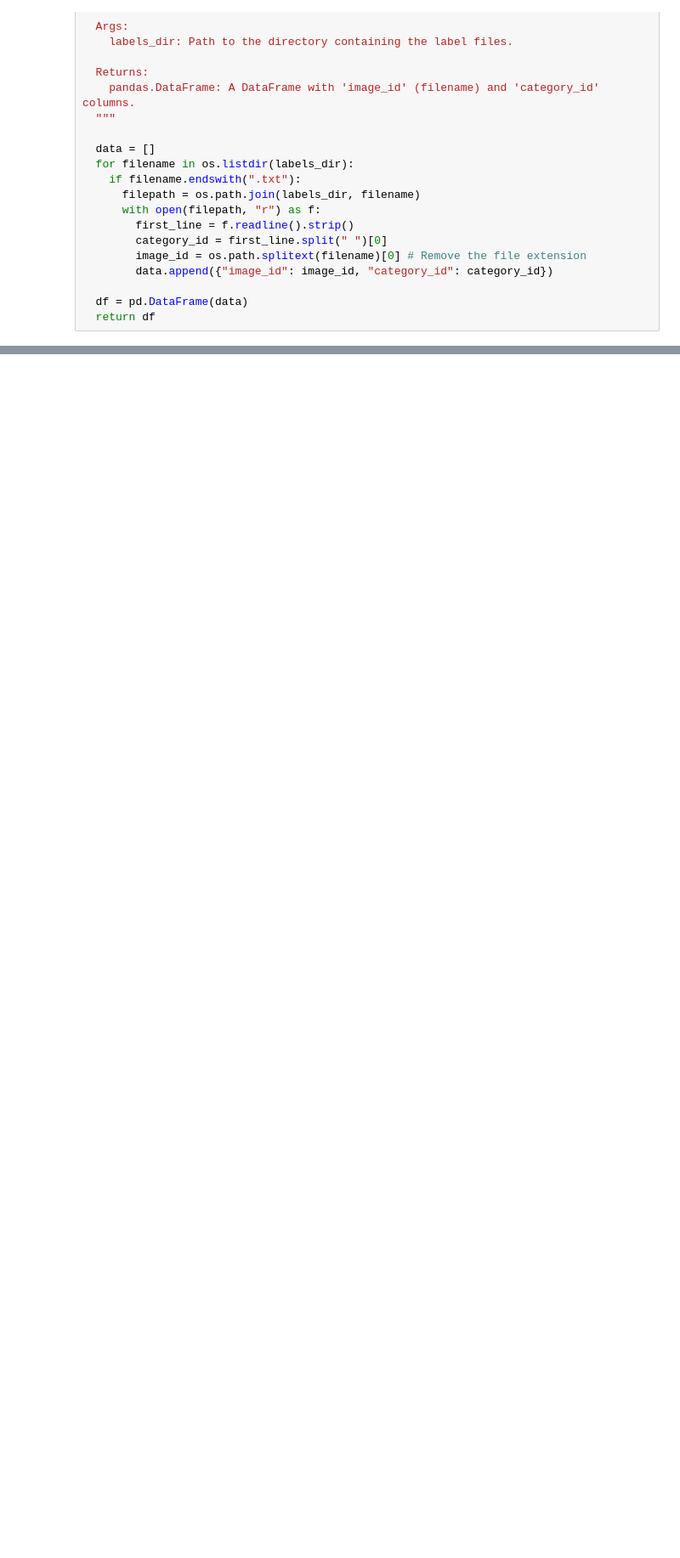
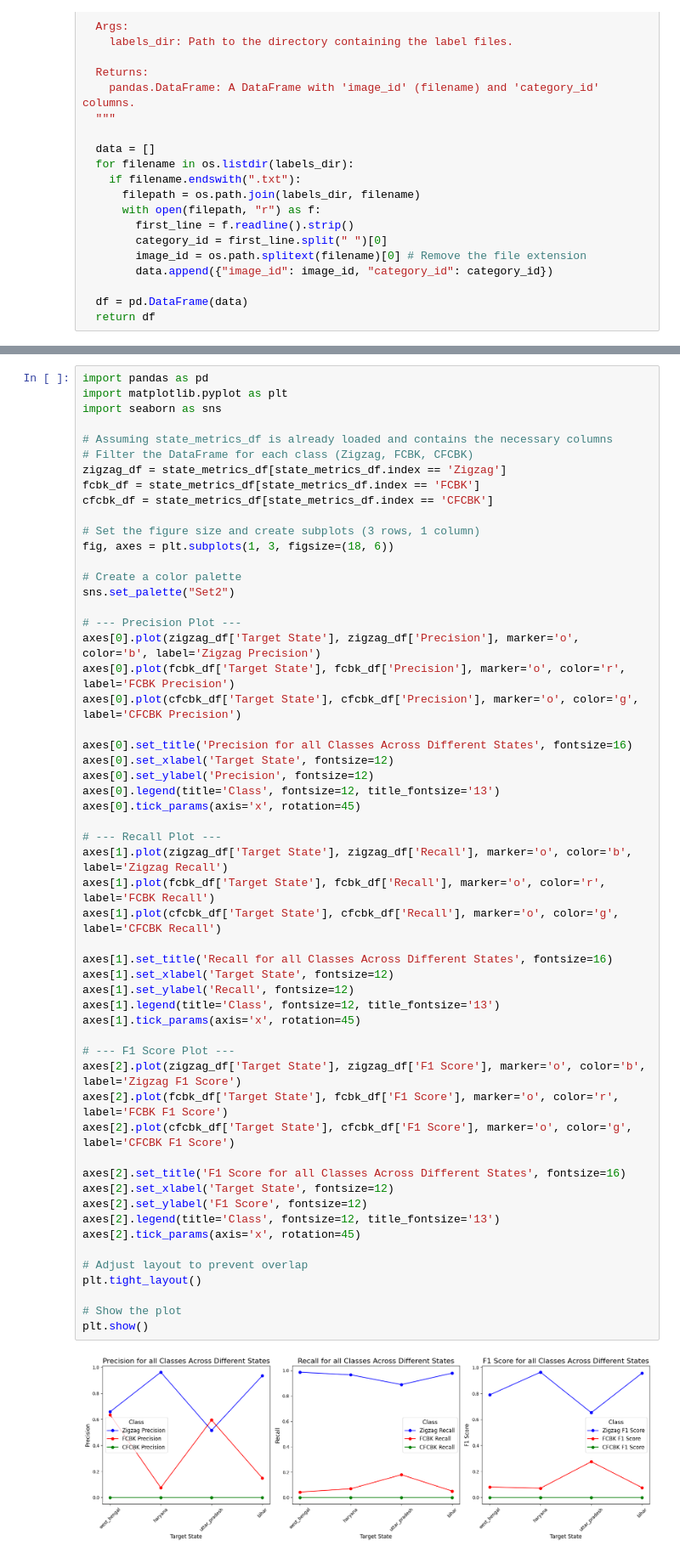
Before and after one commit to rishabh-mondal/ijcai_2025_kilns, a Jupyter notebook: notebooks/performace_matrics.ipynb, the cells around one changed output, grey strips where cells are left out. Shown at 85% size. Saved outputs shown, nothing was run; the diff lists cells and outputs as text; blank space fills up the shorter version.

```diff
--- a/notebooks/performace_matrics.ipynb
+++ b/notebooks/performace_matrics.ipynb
@@ -198,0 +292,57 @@ Class-wise Metrics with Mean: base=west_bengal, target=uttar_pradesh
+# %%
+import pandas as pd
+import matplotlib.pyplot as plt
+import seaborn as sns
+
+# Assuming state_metrics_df is already loaded and contains the necessary columns
+# Filter the DataFrame for each class (Zigzag, FCBK, CFCBK)
+zigzag_df = state_metrics_df[state_metrics_df.index == 'Zigzag']
+fcbk_df = state_metrics_df[state_metrics_df.index == 'FCBK']
+cfcbk_df = state_metrics_df[state_metrics_df.index == 'CFCBK']
+
+# Set the figure size and create subplots (3 rows, 1 column)
+fig, axes = plt.subplots(1, 3, figsize=(18, 6))
+
+# Create a color palette
+sns.set_palette("Set2")
+
+# --- Precision Plot ---
+axes[0].plot(zigzag_df['Target State'], zigzag_df['Precision'], marker='o', color='b', label='Zigzag Precision')
+axes[0].plot(fcbk_df['Target State'], fcbk_df['Precision'], marker='o', color='r', label='FCBK Precision')
+axes[0].plot(cfcbk_df['Target State'], cfcbk_df['Precision'], marker='o', color='g', label='CFCBK Precision')
+
+axes[0].set_title('Precision for all Classes Across Different States', fontsize=16)
+axes[0].set_xlabel('Target State', fontsize=12)
+axes[0].set_ylabel('Precision', fontsize=12)
+axes[0].legend(title='Class', fontsize=12, title_fontsize='13')
+axes[0].tick_params(axis='x', rotation=45)
+
+# --- Recall Plot ---
+axes[1].plot(zigzag_df['Target State'], zigzag_df['Recall'], marker='o', color='b', label='Zigzag Recall')
+axes[1].plot(fcbk_df['Target State'], fcbk_df['Recall'], marker='o', color='r', label='FCBK Recall')
+axes[1].plot(cfcbk_df['Target State'], cfcbk_df['Recall'], marker='o', color='g', label='CFCBK Recall')
+
+axes[1].set_title('Recall for all Classes Across Different States', fontsize=16)
+axes[1].set_xlabel('Target State', fontsize=12)
+axes[1].set_ylabel('Recall', fontsize=12)
+axes[1].legend(title='Class', fontsize=12, title_fontsize='13')
+axes[1].tick_params(axis='x', rotation=45)
+
+# --- F1 Score Plot ---
+axes[2].plot(zigzag_df['Target State'], zigzag_df['F1 Score'], marker='o', color='b', label='Zigzag F1 Score')
+axes[2].plot(fcbk_df['Target State'], fcbk_df['F1 Score'], marker='o', color='r', label='FCBK F1 Score')
+axes[2].plot(cfcbk_df['Target State'], cfcbk_df['F1 Score'], marker='o', color='g', label='CFCBK F1 Score')
+
+axes[2].set_title('F1 Score for all Classes Across Different States', fontsize=16)
+axes[2].set_xlabel('Target State', fontsize=12)
+axes[2].set_ylabel('F1 Score', fontsize=12)
+axes[2].legend(title='Class', fontsize=12, title_fontsize='13')
+axes[2].tick_params(axis='x', rotation=45)
+
+# Adjust layout to prevent overlap
+plt.tight_layout()
+
+# Show the plot
+plt.show()
+# %% [output]
+[figure, added]
```
Also changed, not shown: parts of 11 cells of this notebook, 5 other files.
